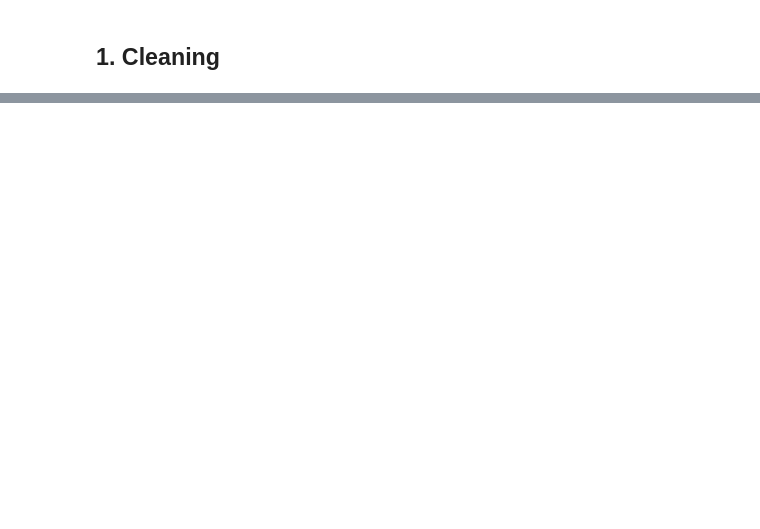
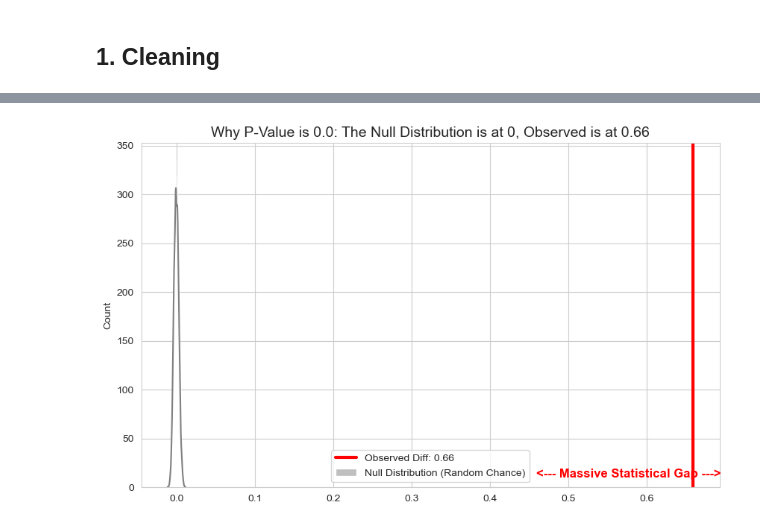
Before and after one commit to carolineayieko/project-chooseyourownhypothesis, a Jupyter notebook: choose_your_own_hypothesis.ipynb, the cells around one changed output, grey strips where cells are left out. Saved outputs shown, nothing was run; the diff lists cells and outputs as text; code cells hidden in the pictures; blank space fills up the shorter version.

```diff
--- a/choose_your_own_hypothesis.ipynb
+++ b/choose_your_own_hypothesis.ipynb
@@ -179,0 +438,10 @@ plt.show()
+# %%
+print("\n--- METRIC 1: Difference in Fault Proportions (CLT Applies) ---")
+
+# Arrays
+fault_dist = distracted_df['is_at_fault'].values
+fault_not = not_distracted_df['is_at_fault'].values
+
+# Observed Stat
+obs_diff_prop = np.mean(fault_dist) - np.mean(fault_not)
+print(f"Observed Difference in Proportions: {obs_diff_prop:.4f}")
@@ -179,0 +512,18 @@ plt.show()
+# %%
+# Re-run the plot with a focus on seeing the gap
+fig, ax = plt.subplots(1, 1, figsize=(10, 6))
+
+# 1. Plot the Null Distribution (The grey histogram)
+sns.histplot(perm_diffs, kde=True, color='grey', label='Null Distribution (Random Chance)')
+
+# 2. Add the Observed Line (The red line)
+plt.axvline(obs_diff_prop, color='red', linestyle='-', linewidth=3, label=f'Observed Diff: {obs_diff_prop:.2f}')
+
+# 3. Add text to explain the gap
+plt.text(obs_diff_prop - 0.2, 10, "<--- Massive Statistical Gap --->", fontsize=12, color='red', fontweight='bold')
+
+plt.title(f"Why P-Value is 0.0: The Null Distribution is at 0, Observed is at {obs_diff_prop:.2f}", fontsize=14)
+plt.legend()
+plt.show()
+# %% [output]
+[figure, added]
```
Also changed, not shown: parts of 64 cells of this notebook.
